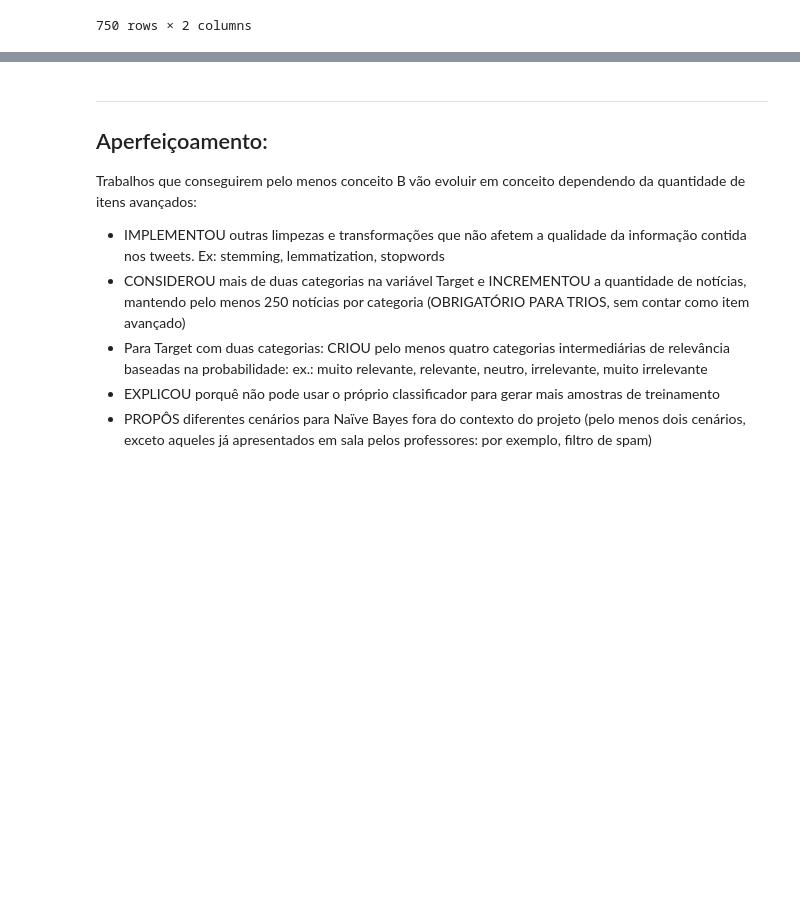
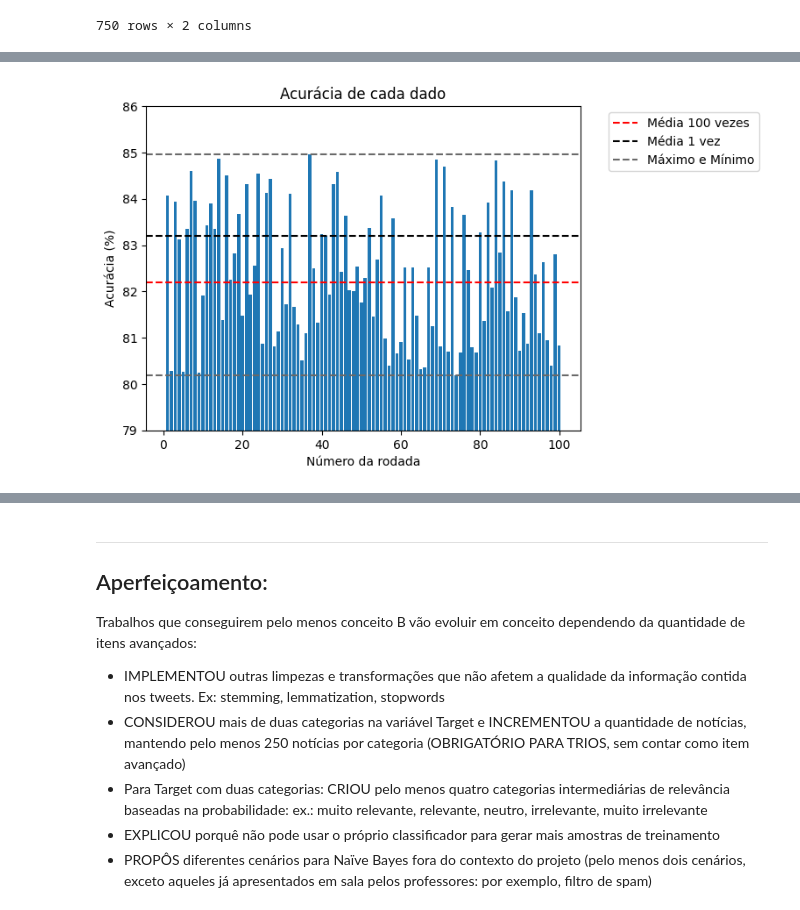
Before and after one commit to carneirogabrielly/C.DadosP1, a Jupyter notebook: #FINALISPACE.ipynb, the cells around one changed output, grey strips where cells are left out. Cells and saved outputs as stored; diff of their text form; code cells hidden in the pictures; blank space fills up the shorter version.

```diff
--- a/#FINALISPACE.ipynb
+++ b/#FINALISPACE.ipynb
@@ -438,5 +439,6 @@ soma_media = 0
 for media in acuracia:
     soma_media += media
 
-soma_media/100
+media_aleatoria = soma_media/100
+media_aleatoria
 # %% [output]
@@ -517 +523,31 @@ plt.show()
+# %%
+# Importar matplotlib.pyplot
+import matplotlib.pyplot as plt
+
+gray = color="#696969"
+media_teste = 83.2
+
+# Acurácia de cada um dos 100 dados
+numeros_de_dados = list(range(1, len(acuracia) + 1))
+
+# Crie o gráfico de barras
+plt.bar(numeros_de_dados, acuracia)
+plt.xlabel('Número da rodada')
+plt.ylim(79,86)
+plt.ylabel('Acurácia (%)')
+plt.title('Acurácia de cada dado')
+
+# Adicionar uma linha reta em acurácia = 0.82
+plt.axhline(y=media_aleatoria, color='r', linestyle='--', label='Média 100 vezes')
+plt.axhline(y=media_teste, color='k', linestyle='--', label='Média 1 vez')
+plt.axhline(y=acuracia.max(), color=gray, linestyle='--', label='Máximo e Mínimo')
+plt.axhline(y=acuracia.min(), color=gray, linestyle='--')
+
+
+
+# Mostrar o gráfico
+plt.legend(bbox_to_anchor= (1.05, 1))
+plt.show()
+# %% [output]
+[figure, added]
 # %%
```
Also changed, not shown: parts of 10 cells of this notebook, 2 other files.
